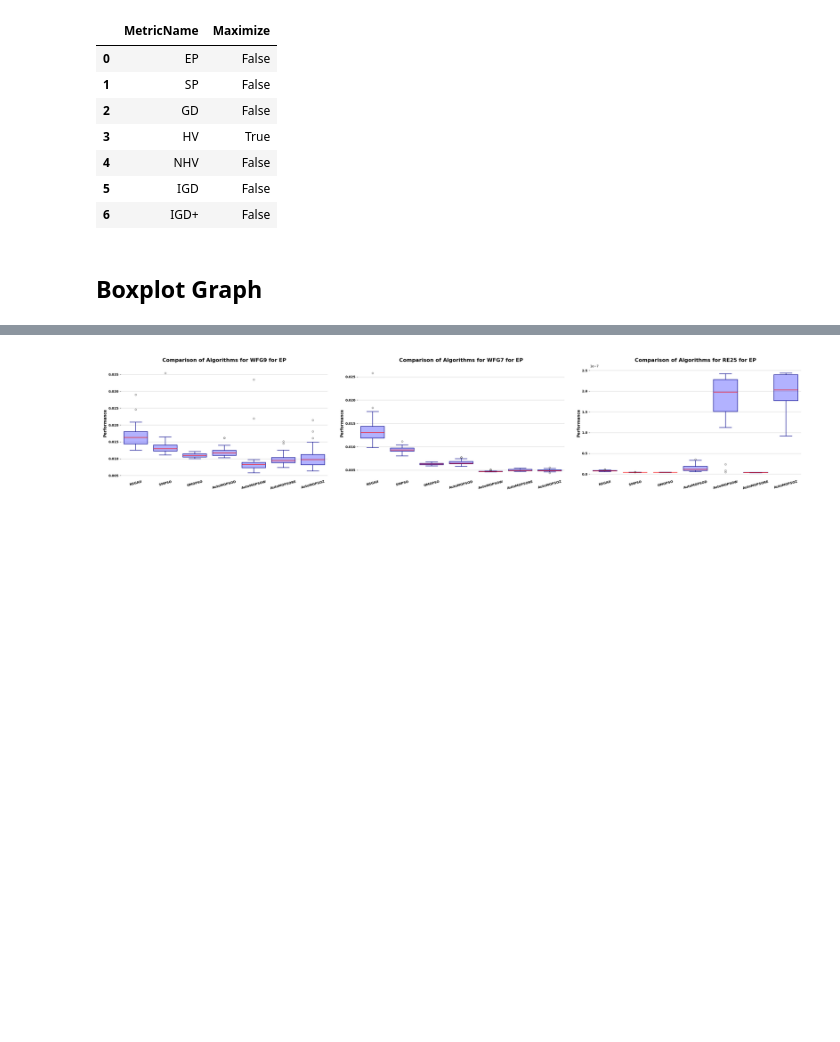
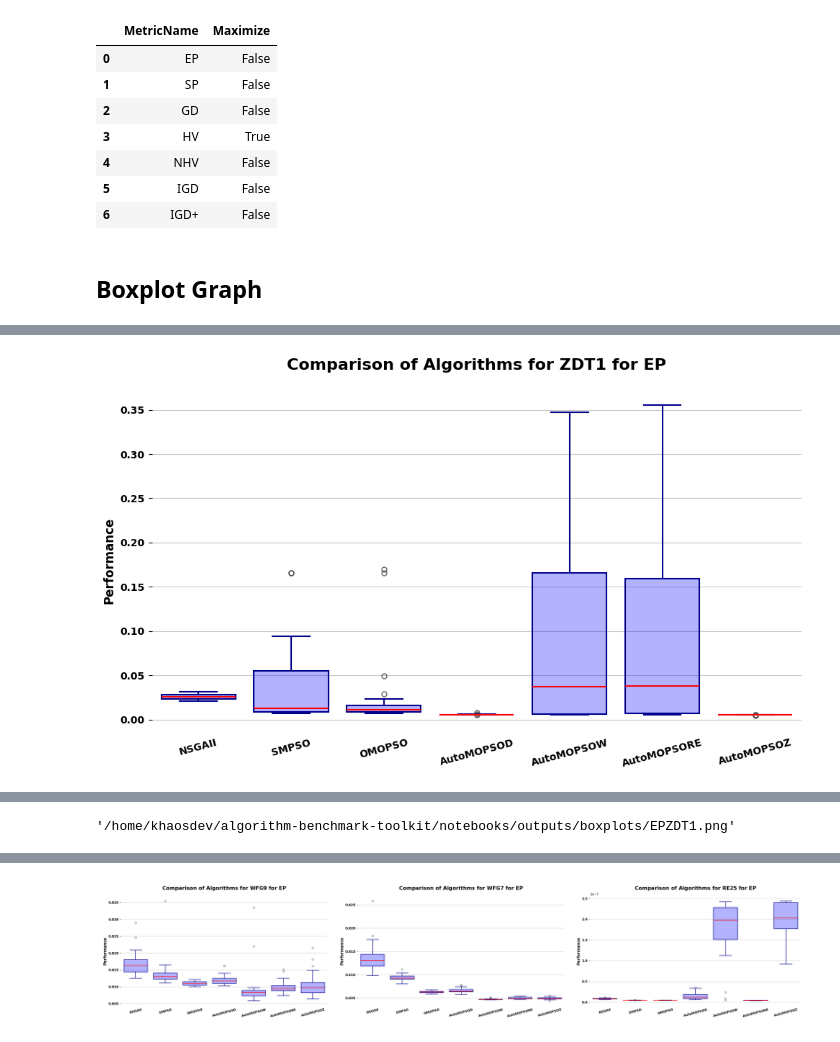
Before and after one commit to jMetal/SAES, a Jupyter notebook: notebooks/multiobjective_optimization.ipynb, the cells around one changed output, grey strips where cells are left out. Drawn from its saved outputs; the diff is of its cells as text; code cells hidden in the pictures; blank space fills up the shorter version.

```diff
--- a/notebooks/multiobjective_optimization.ipynb
+++ b/notebooks/multiobjective_optimization.ipynb
@@ -104,0 +108,4 @@ The **interpretation of the boxplot** depends on the context and the goal of the
+# %%
+boxplot_instance_metric(experimentData, metrics, 'EP', 'ZDT1')
+# %% [output]
+[figure, added]
@@ -105 +113,2 @@ The **interpretation of the boxplot** depends on the context and the goal of the
+'/home/khaosdev/algorithm-benchmark-toolkit/notebooks/outputs/boxplots/EPZDT1.png'
 # %%
```
Also changed, not shown: parts of 11 cells of this notebook, 8 other files.
